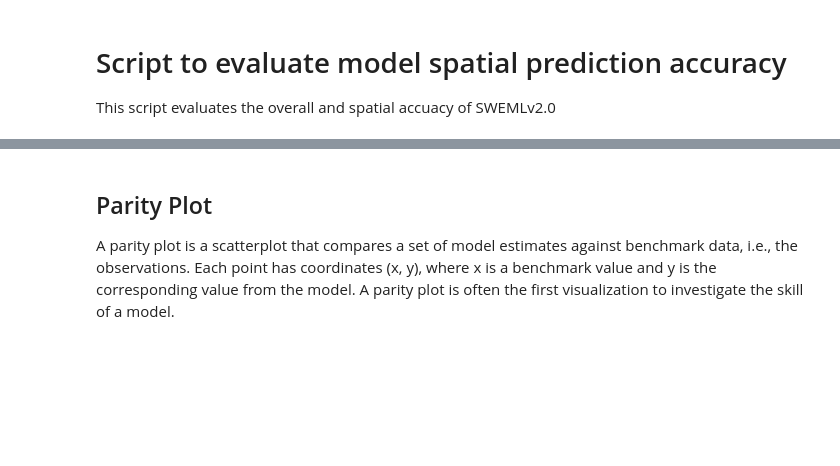
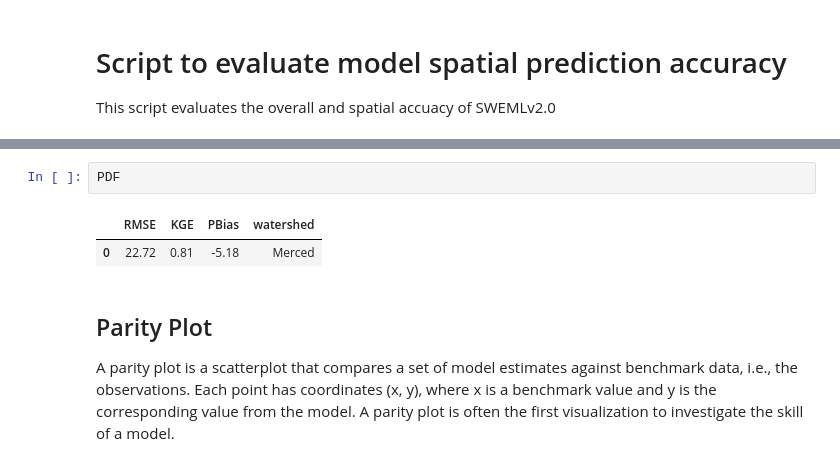
Before and after one commit to whitelightning450/SWEMLv2.0, a Jupyter notebook: Evaluation/SpatialEvaluation.ipynb, the cells around one changed output, grey strips where cells are left out. Cells and saved outputs as stored; diff of their text form; blank space fills up the shorter version.

```diff
--- a/Evaluation/SpatialEvaluation.ipynb
+++ b/Evaluation/SpatialEvaluation.ipynb
@@ -68,3 +135,8 @@ ValueError: max() arg is an empty sequence
+# %%
+PDF
+# %% [output]
+|  | RMSE | KGE | PBias | watershed |
+| 0 | 22.72 | 0.81 | -5.18 | Merced |
 # %% [markdown]
 ## Parity Plot
 
```
Also changed, not shown: parts of 4 cells of this notebook, 14 other files.
